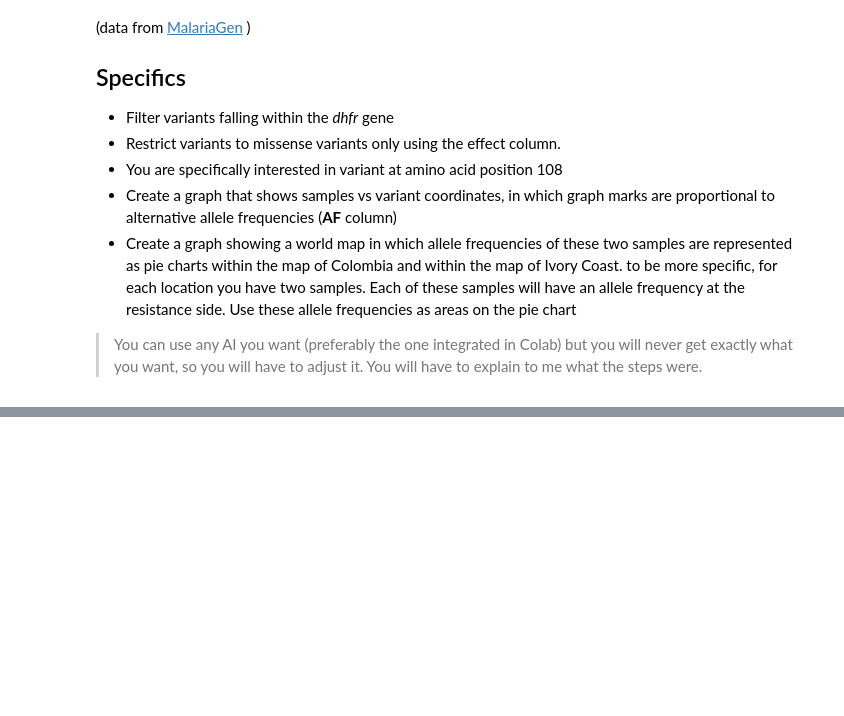
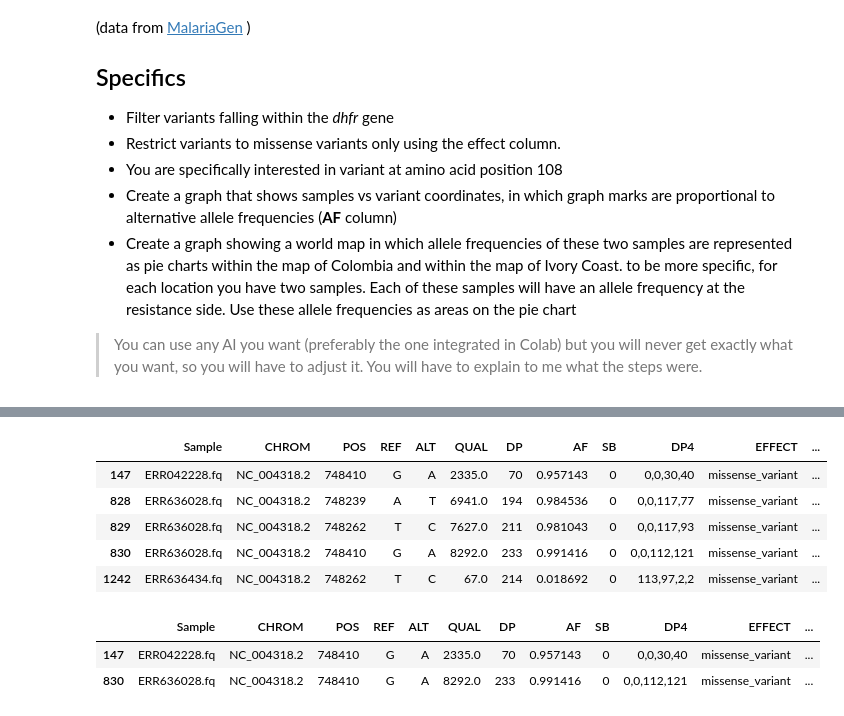
Before and after one commit to LandonTeeter/bashing, a Jupyter notebook: Projects/Project 1.ipynb, the cells around one changed output, grey strips where cells are left out. Drawn from its saved outputs; the diff is of its cells as text; code cells hidden in the pictures; blank space fills up the shorter version.

```diff
--- a/Projects/Project 1.ipynb
+++ b/Projects/Project 1.ipynb
@@ -921,0 +81,19 @@ print(all_samples_data)
+# %%
+dhfr_missense_variants = dhfr_variants[dhfr_variants['EFFECT'] == 'missense_variant']
+display(dhfr_missense_variants.head())
+# %% [output]
+|  | Sample | CHROM | POS | REF | ALT | QUAL | DP | AF | SB | DP4 | EFFECT | ... |
+| 147 | ERR042228.fq | NC_004318.2 | 748410 | G | A | 2335.0 | 70 | 0.957143 | 0 | 0,0,30,40 | missense_variant | ... |
+| 828 | ERR636028.fq | NC_004318.2 | 748239 | A | T | 6941.0 | 194 | 0.984536 | 0 | 0,0,117,77 | missense_variant | ... |
+| 829 | ERR636028.fq | NC_004318.2 | 748262 | T | C | 7627.0 | 211 | 0.981043 | 0 | 0,0,117,93 | missense_variant | ... |
+| 830 | ERR636028.fq | NC_004318.2 | 748410 | G | A | 8292.0 | 233 | 0.991416 | 0 | 0,0,112,121 | missense_variant | ... |
+| 1242 | ERR636434.fq | NC_004318.2 | 748262 | T | C | 67.0 | 214 | 0.018692 | 0 | 113,97,2,2 | missense_variant | ... |
+# %%
+import altair as alt
+
+dhfr_108_variants = dhfr_missense_variants[dhfr_missense_variants['AA_POS'] == 108]
+display(dhfr_108_variants.head())
+# %% [output]
+|  | Sample | CHROM | POS | REF | ALT | QUAL | DP | AF | SB | DP4 | EFFECT | ... |
+| 147 | ERR042228.fq | NC_004318.2 | 748410 | G | A | 2335.0 | 70 | 0.957143 | 0 | 0,0,30,40 | missense_variant | ... |
+| 830 | ERR636028.fq | NC_004318.2 | 748410 | G | A | 8292.0 | 233 | 0.991416 | 0 | 0,0,112,121 | missense_variant | ... |
```
Also changed, not shown: parts of 82 cells of this notebook.
